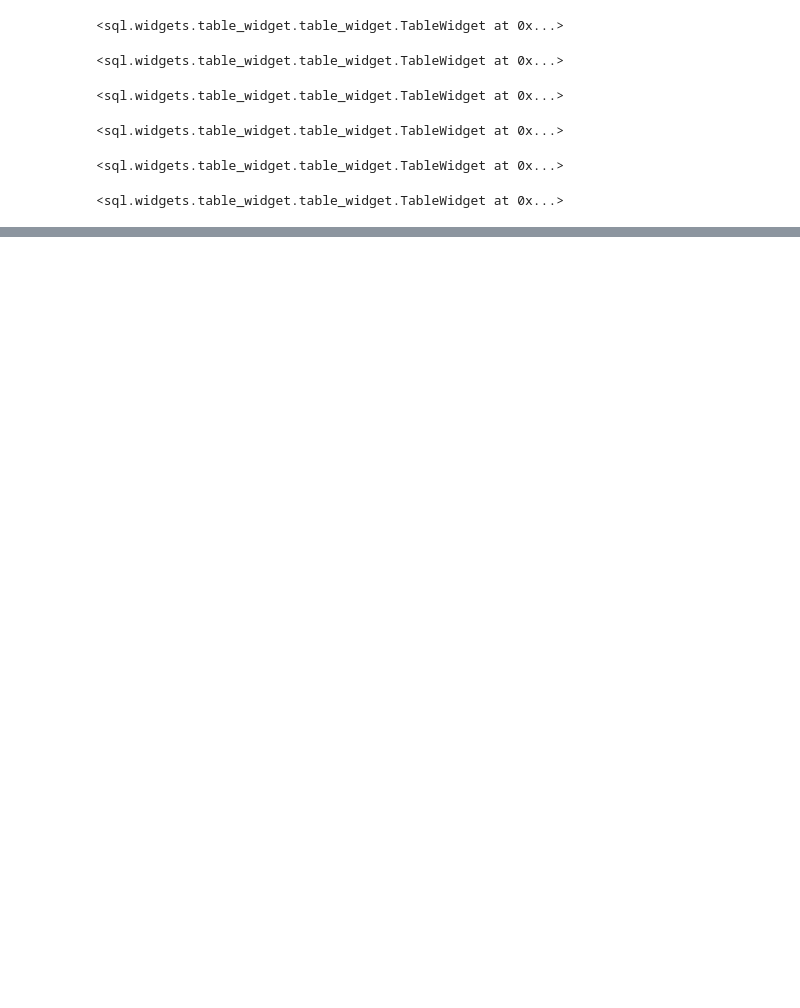
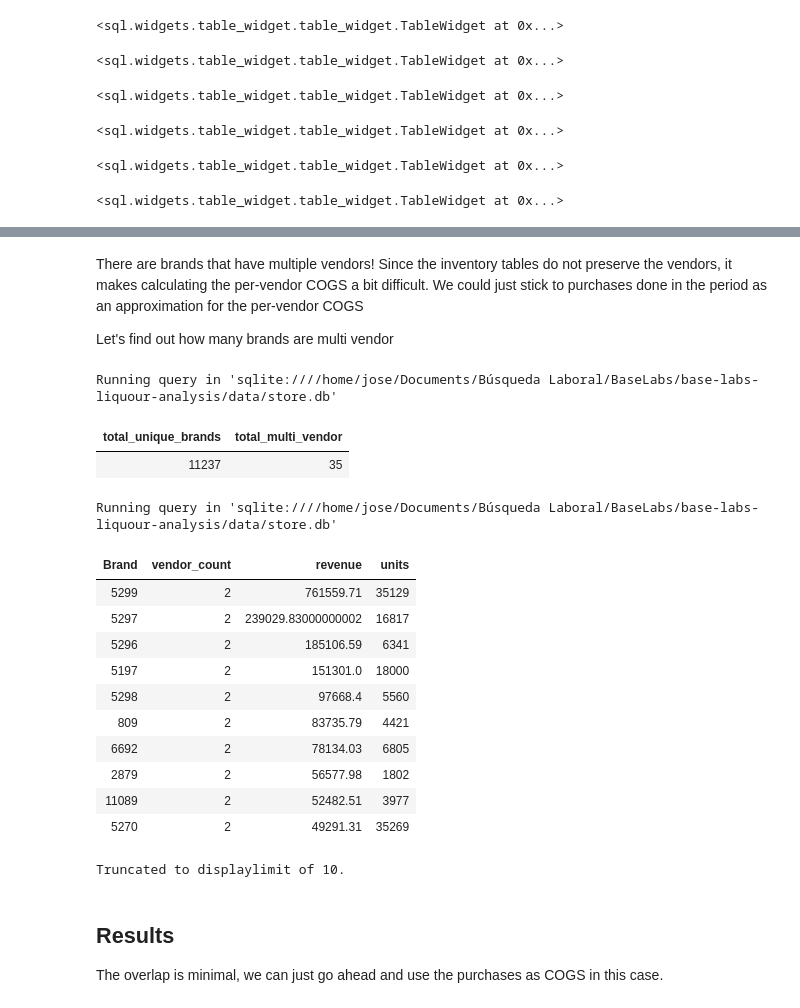
Before and after one commit to JAMoreno-Larios/base-labs-liquour-analysis, a Jupyter notebook: notebooks/sql_columns_exploration.ipynb, the cells around one changed output, grey strips where cells are left out. Cells and saved outputs as stored; diff of their text form; code cells hidden in the pictures; blank space fills up the shorter version.

```diff
--- a/notebooks/sql_columns_exploration.ipynb
+++ b/notebooks/sql_columns_exploration.ipynb
@@ -58,0 +107,46 @@ We can then explore the tables to get a sense of what they have for us.
+# %% [markdown]
+There are brands that have multiple vendors! Since the inventory tables do not preserve the vendors, it makes calculating the per-vendor COGS a bit difficult. We could just stick to purchases done in the period as an approximation for the per-vendor COGS
+
+Let's find out how many brands are multi vendor
+# %%
+%%sql
+SELECT
+    COUNT(DISTINCT Brand) AS total_unique_brands,
+    SUM(CASE WHEN vendor_count > 1 THEN 1 ELSE 0 END) AS total_multi_vendor
+FROM (
+    SELECT Brand, COUNT(DISTINCT VendorNo) AS vendor_count
+    FROM SalesDec
+    GROUP BY Brand
+);
+# %% [output]
+Running query in 'sqlite:////home/jose/Documents/Búsqueda Laboral/BaseLabs/base-labs-liquour-analysis/data/store.db'
+| total_unique_brands | total_multi_vendor |
+| 11237 | 35 |
+# %%
+%%sql
+SELECT b.Brand, b.vendor_count, SUM(s.SalesDollars) AS revenue, SUM(s.SalesQuantity) AS units
+    FROM SalesDec s JOIN
+        (SELECT Brand, COUNT(DISTINCT VendorNo) AS vendor_count
+            FROM SalesDec
+            GROUP BY Brand
+            HAVING vendor_count > 1)
+        b ON s.Brand = b.Brand
+        GROUP BY b.Brand, b.vendor_count
+        ORDER BY revenue DESC LIMIT 10;
+# %% [output]
+Running query in 'sqlite:////home/jose/Documents/Búsqueda Laboral/BaseLabs/base-labs-liquour-analysis/data/store.db'
+| Brand | vendor_count | revenue | units |
+| 5299 | 2 | 761559.71 | 35129 |
+| 5297 | 2 | 239029.83000000002 | 16817 |
+| 5296 | 2 | 185106.59 | 6341 |
+| 5197 | 2 | 151301.0 | 18000 |
+| 5298 | 2 | 97668.4 | 5560 |
+| 809 | 2 | 83735.79 | 4421 |
+| 6692 | 2 | 78134.03 | 6805 |
+| 2879 | 2 | 56577.98 | 1802 |
+| 11089 | 2 | 52482.51 | 3977 |
+| 5270 | 2 | 49291.31 | 35269 |
+Truncated to displaylimit of 10.
+# %% [markdown]
+## Results
+The overlap is minimal, we can just go ahead and use the purchases as COGS in this case.
```
Also changed, not shown: parts of 3 cells of this notebook.
